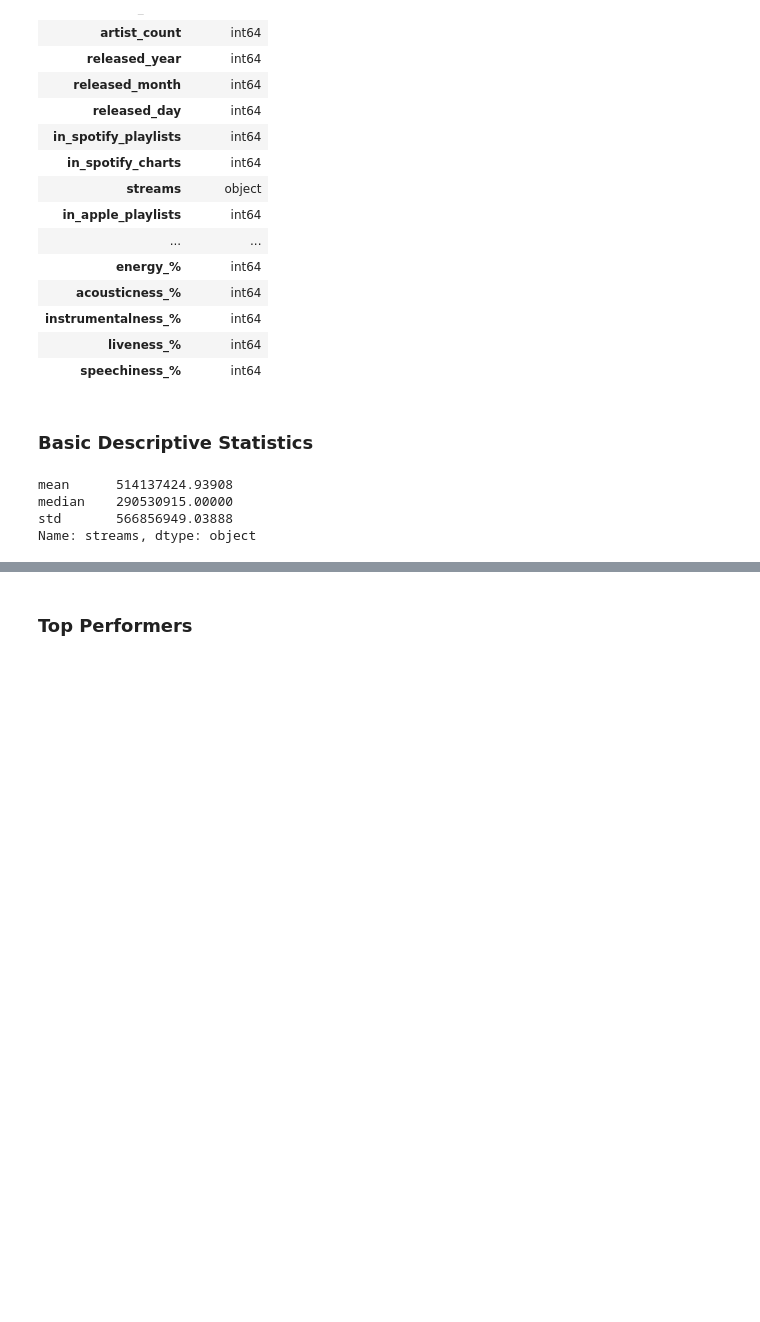
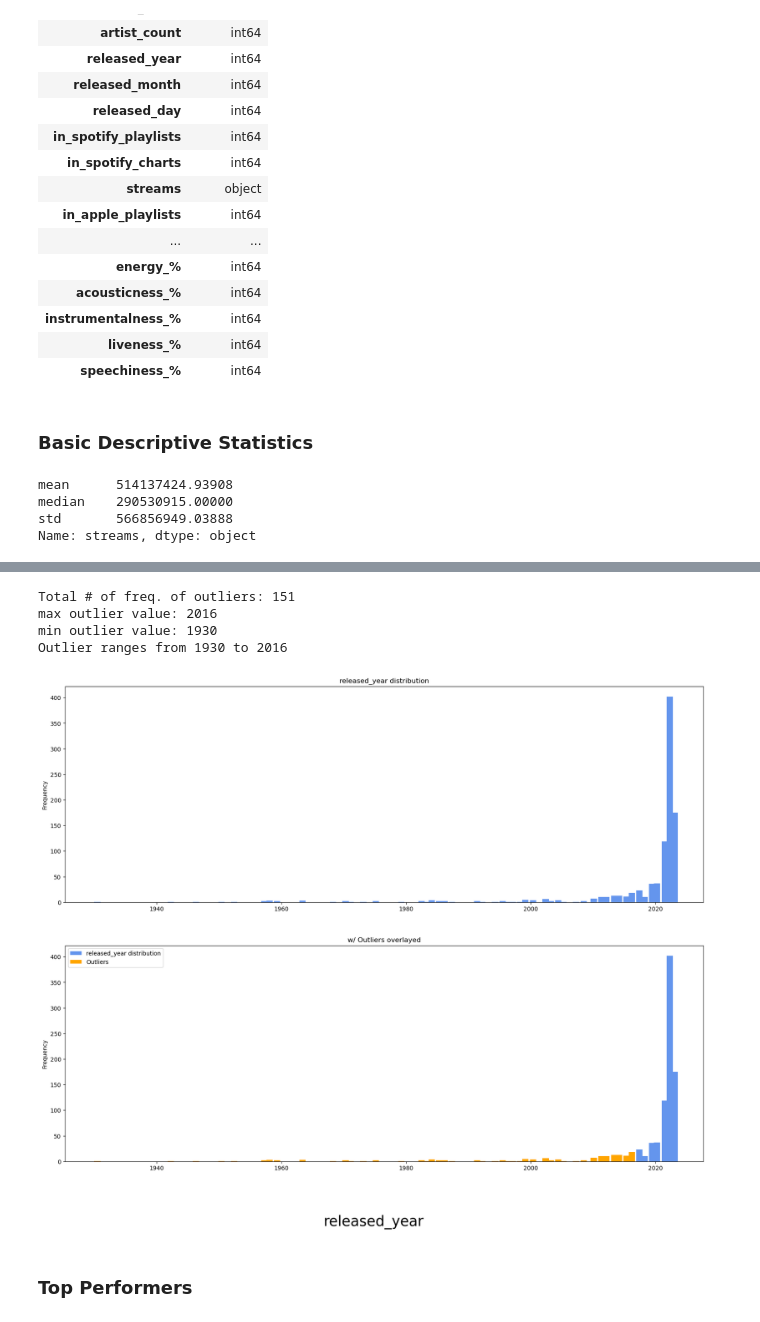
Before and after one commit to krlsbrre/Spotify-Data-Analysis, a Jupyter notebook: SPOTIFY.ipynb, the cells around one changed output, grey strips where cells are left out. Saved outputs shown, nothing was run; the diff lists cells and outputs as text; code cells hidden in the pictures; blank space fills up the shorter version.

```diff
--- a/SPOTIFY.ipynb
+++ b/SPOTIFY.ipynb
@@ -128,3 +94,11 @@ Outlier ranges from 1930 to 2016
+# %%
+bas_des_st(spotify,'released_year', 2, 1, 20, 15, 1)
+# %% [output]
+Total # of freq. of outliers: 151
+max outlier value: 2016
+min outlier value: 1930
+Outlier ranges from 1930 to 2016
+[figure, added]
 # %% [markdown]
 ### Top Performers
 # %%
```
Also changed, not shown: parts of 18 cells of this notebook.
